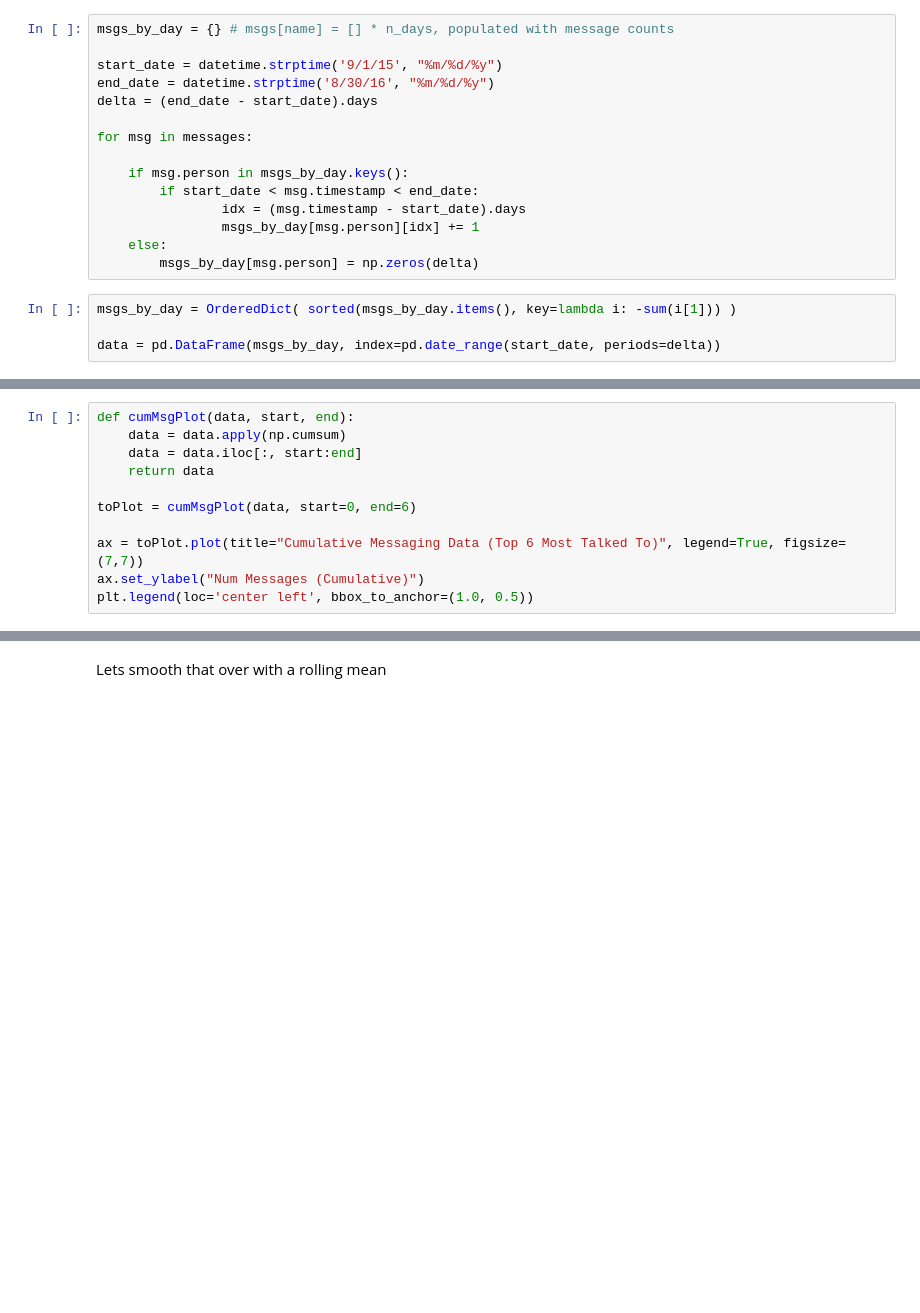
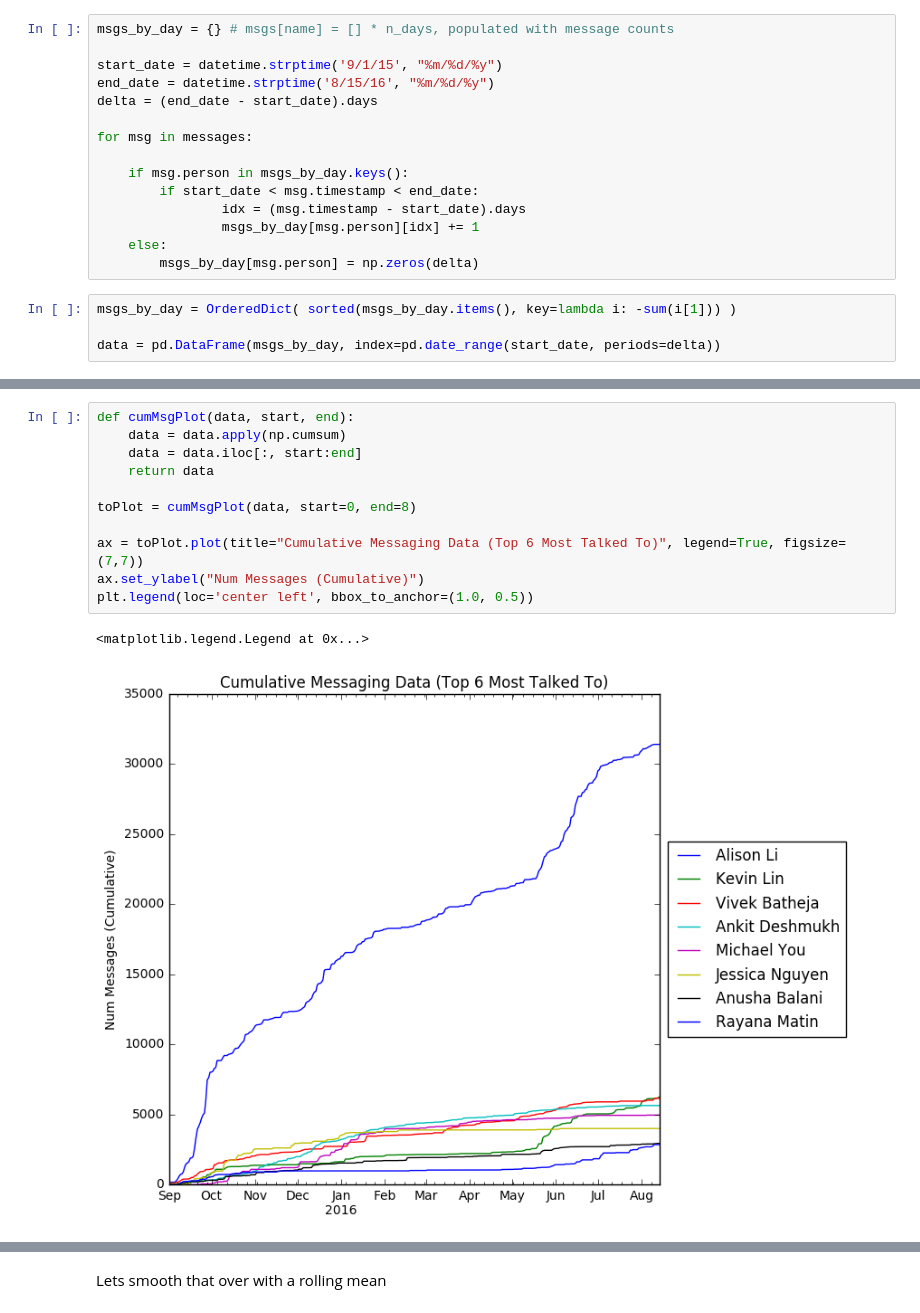
Before and after one commit to thesephist/MessengerGrapher, a Jupyter notebook: Grapher.ipynb, the cells around one changed output, grey strips where cells are left out. Saved outputs shown, nothing was run; the diff lists cells and outputs as text; blank space fills up the shorter version.

```diff
--- a/Grapher.ipynb
+++ b/Grapher.ipynb
@@ -20,7 +22,7 @@ print("Total Messages: ", len(messages), "\n")
 msgs_by_day = {} # msgs[name] = [] * n_days, populated with message counts
 
 start_date = datetime.strptime('9/1/15', "%m/%d/%y")
-end_date = datetime.strptime('8/30/16', "%m/%d/%y")
+end_date = datetime.strptime('8/15/16', "%m/%d/%y")
 delta = (end_date - start_date).days
 
 for msg in messages:
@@ -47,12 +53,15 @@ ax.set_ylabel("Num Messages")
 # %%
 def cumMsgPlot(data, start, end):
     data = data.apply(np.cumsum)
     data = data.iloc[:, start:end]
     return data
 
-toPlot = cumMsgPlot(data, start=0, end=6)
+toPlot = cumMsgPlot(data, start=0, end=8)
 
 ax = toPlot.plot(title="Cumulative Messaging Data (Top 6 Most Talked To)", legend=True, figsize=(7,7))
 ax.set_ylabel("Num Messages (Cumulative)")
 plt.legend(loc='center left', bbox_to_anchor=(1.0, 0.5))
+# %% [output]
+<matplotlib.legend.Legend at 0x...>
+[figure, added]
 # %%
```
Also changed, not shown: parts of 8 cells of this notebook, 2 other files.
